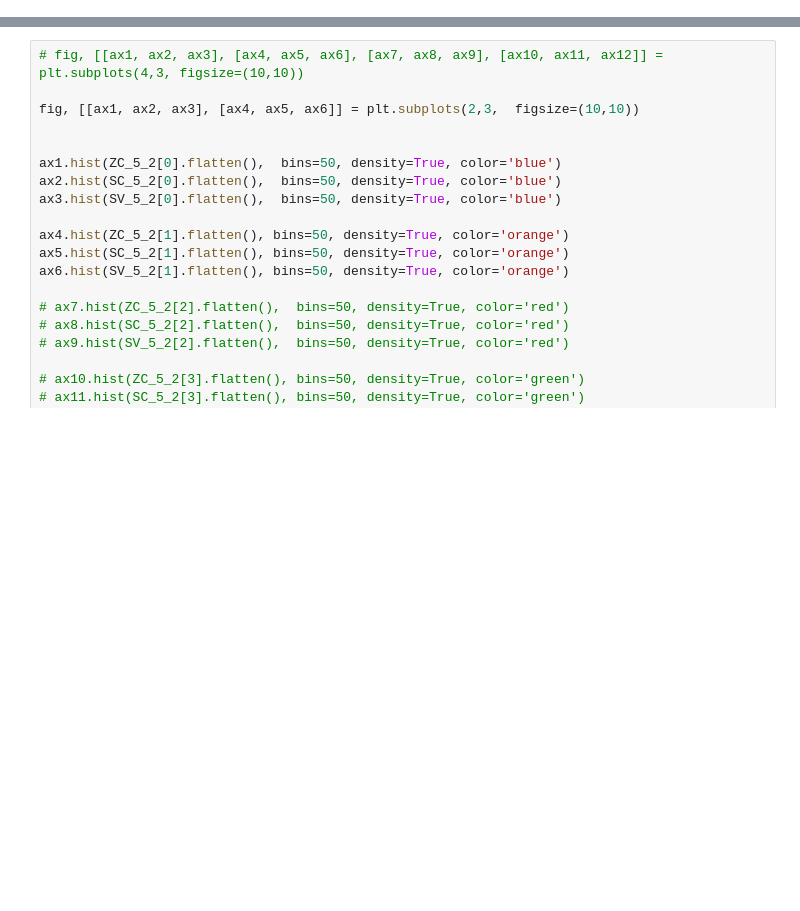
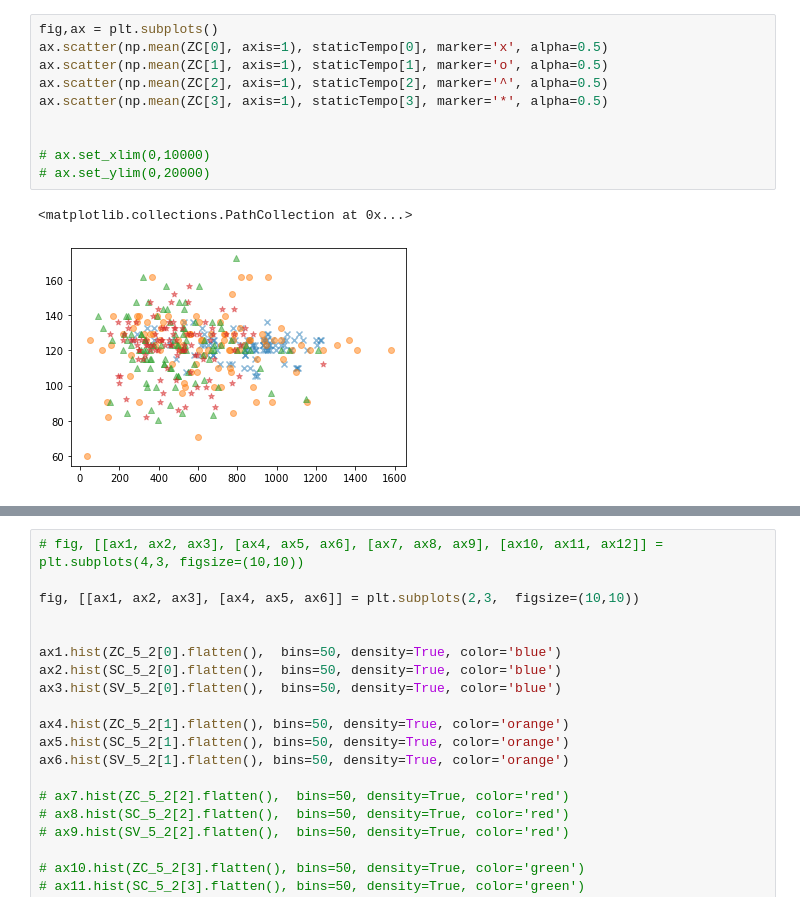
Before and after one commit to sergi-andreu/ProjectMusicInformatics, a Jupyter notebook: preprocessing/extractSimpleFeatures.ipynb, the cells around one changed output, grey strips where cells are left out. Cells and saved outputs as stored; diff of their text form; blank space fills up the shorter version.

```diff
--- a/preprocessing/extractSimpleFeatures.ipynb
+++ b/preprocessing/extractSimpleFeatures.ipynb
@@ -181,0 +296,13 @@ ax.scatter(ZC[3].flatten(), SC[3].flatten(), marker='*', alpha=0.1)
+# %%
+fig,ax = plt.subplots()
+ax.scatter(np.mean(ZC[0], axis=1), staticTempo[0], marker='x', alpha=0.5)
+ax.scatter(np.mean(ZC[1], axis=1), staticTempo[1], marker='o', alpha=0.5)
+ax.scatter(np.mean(ZC[2], axis=1), staticTempo[2], marker='^', alpha=0.5)
+ax.scatter(np.mean(ZC[3], axis=1), staticTempo[3], marker='*', alpha=0.5)
+
+
+# ax.set_xlim(0,10000)
+# ax.set_ylim(0,20000)
+# %% [output]
+<matplotlib.collections.PathCollection at 0x...>
+[figure, added]
```
Also changed, not shown: parts of 20 cells of this notebook, 1 other file.
